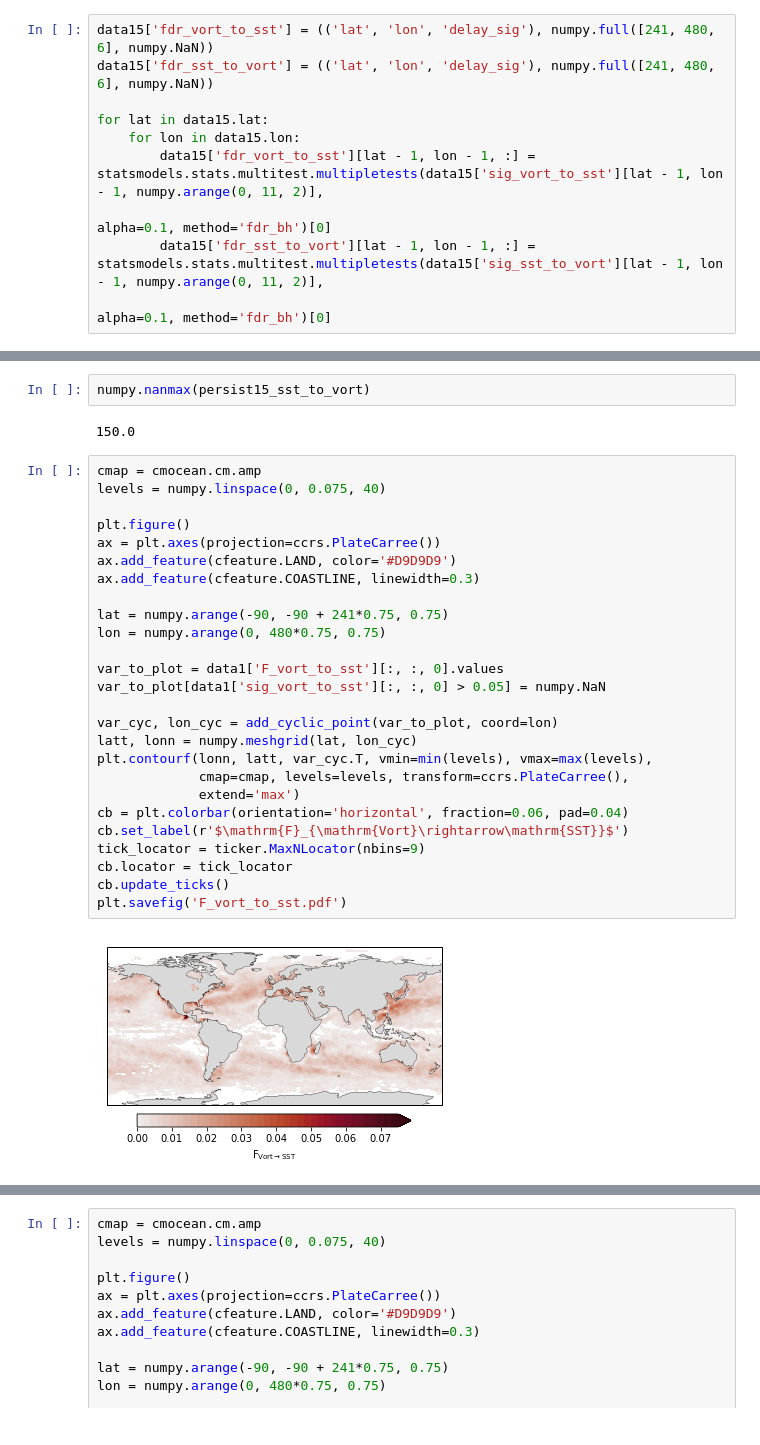
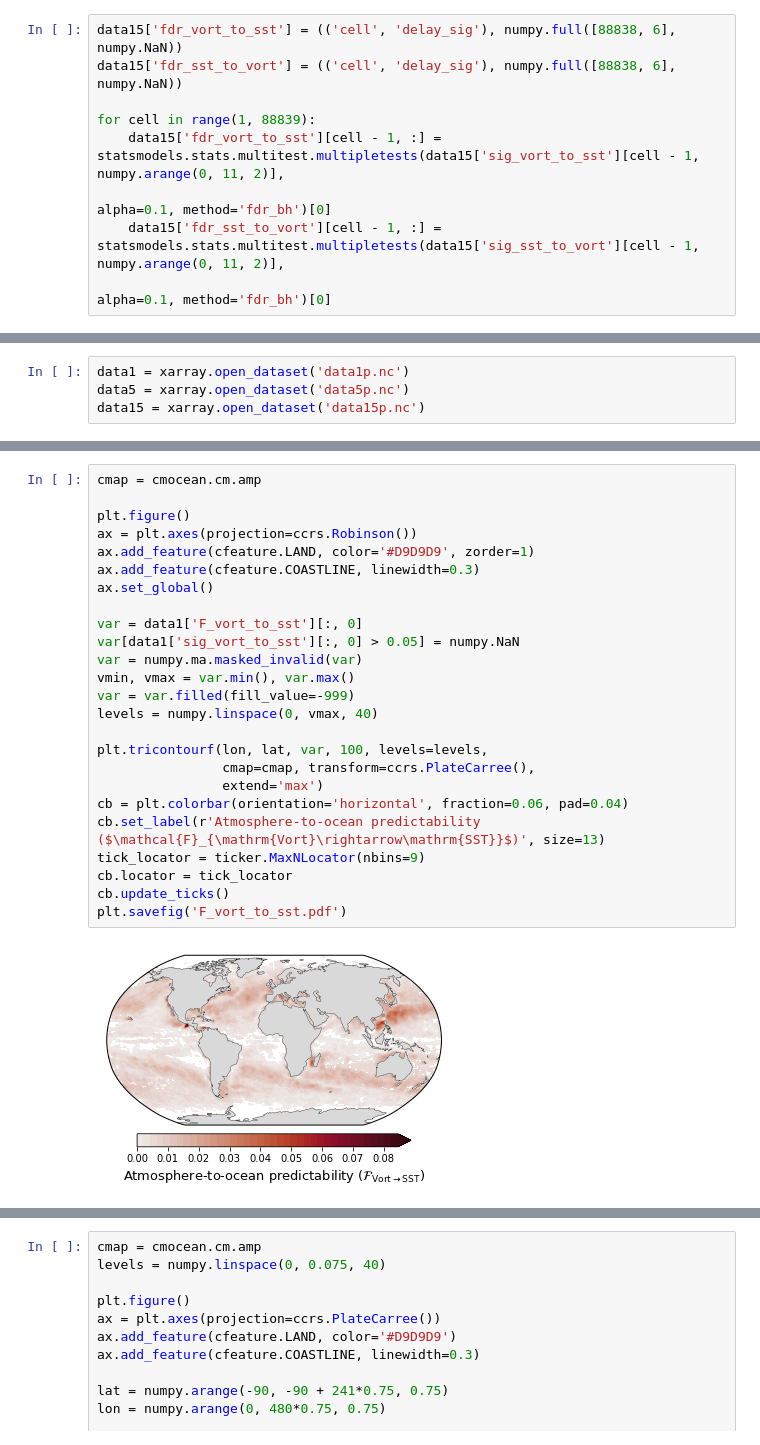
Before and after one commit to eviatarbach/predictability, a Jupyter notebook: Plots.ipynb, the cells around one changed output, grey strips where cells are left out. Drawn from its saved outputs; the diff is of its cells as text.

Commit message:
Updating plots

```diff
--- a/Plots.ipynb
+++ b/Plots.ipynb
@@ -36,10 +46,9 @@ for lat in data5.lat:
 # %%
-data15['fdr_vort_to_sst'] = (('lat', 'lon', 'delay_sig'), numpy.full([241, 480, 6], numpy.NaN))
-data15['fdr_sst_to_vort'] = (('lat', 'lon', 'delay_sig'), numpy.full([241, 480, 6], numpy.NaN))
+data15['fdr_vort_to_sst'] = (('cell', 'delay_sig'), numpy.full([88838, 6], numpy.NaN))
+data15['fdr_sst_to_vort'] = (('cell', 'delay_sig'), numpy.full([88838, 6], numpy.NaN))
 
-for lat in data15.lat:
-    for lon in data15.lon:
-        data15['fdr_vort_to_sst'][lat - 1, lon - 1, :] = statsmodels.stats.multitest.multipletests(data15['sig_vort_to_sst'][lat - 1, lon - 1, numpy.arange(0, 11, 2)],
-                                                                                          alpha=0.1, method='fdr_bh')[0]
-        data15['fdr_sst_to_vort'][lat - 1, lon - 1, :] = statsmodels.stats.multitest.multipletests(data15['sig_sst_to_vort'][lat - 1, lon - 1, numpy.arange(0, 11, 2)],
-                                                                                  alpha=0.1, method='fdr_bh')[0]
+for cell in range(1, 88839):
+    data15['fdr_vort_to_sst'][cell - 1, :] = statsmodels.stats.multitest.multipletests(data15['sig_vort_to_sst'][cell - 1, numpy.arange(0, 11, 2)],
+                                                                                       alpha=0.1, method='fdr_bh')[0]
+    data15['fdr_sst_to_vort'][cell - 1, :] = statsmodels.stats.multitest.multipletests(data15['sig_sst_to_vort'][cell - 1, numpy.arange(0, 11, 2)],
+                                                                                       alpha=0.1, method='fdr_bh')[0]
@@ -66,3 +55,7 @@ array([ 0,  2,  4,  6,  8, 10, 12, 14])
+# %%
+data1 = xarray.open_dataset('data1p.nc')
+data5 = xarray.open_dataset('data5p.nc')
+data15 = xarray.open_dataset('data15p.nc')
 # %%
 data1.to_netcdf('data1p.nc')
 data5.to_netcdf('data5p.nc')
@@ -109,32 +99,27 @@ persist15_sst_to_vort[(data15['fdr_sst_to_vort'][:, :, 0] == 0) & (persist15_sst
-# %%
-numpy.nanmax(persist15_sst_to_vort)
-# %% [output]
-150.0
 # %%
 cmap = cmocean.cm.amp
-levels = numpy.linspace(0, 0.075, 40)
 
 plt.figure()
-ax = plt.axes(projection=ccrs.PlateCarree())
-ax.add_feature(cfeature.LAND, color='#D9D9D9')
+ax = plt.axes(projection=ccrs.Robinson())
+ax.add_feature(cfeature.LAND, color='#D9D9D9', zorder=1)
 ax.add_feature(cfeature.COASTLINE, linewidth=0.3)
+ax.set_global()
 
-lat = numpy.arange(-90, -90 + 241*0.75, 0.75)
-lon = numpy.arange(0, 480*0.75, 0.75)
+var = data1['F_vort_to_sst'][:, 0]
+var[data1['sig_vort_to_sst'][:, 0] > 0.05] = numpy.NaN
+var = numpy.ma.masked_invalid(var)
+vmin, vmax = var.min(), var.max()
+var = var.filled(fill_value=-999)
+levels = numpy.linspace(0, vmax, 40)
 
-var_to_plot = data1['F_vort_to_sst'][:, :, 0].values
-var_to_plot[data1['sig_vort_to_sst'][:, :, 0] > 0.05] = numpy.NaN
-
-var_cyc, lon_cyc = add_cyclic_point(var_to_plot, coord=lon)
-latt, lonn = numpy.meshgrid(lat, lon_cyc)
-plt.contourf(lonn, latt, var_cyc.T, vmin=min(levels), vmax=max(levels),
-             cmap=cmap, levels=levels, transform=ccrs.PlateCarree(),
-             extend='max')
+plt.tricontourf(lon, lat, var, 100, levels=levels,
+                cmap=cmap, transform=ccrs.PlateCarree(),
+                extend='max')
 cb = plt.colorbar(orientation='horizontal', fraction=0.06, pad=0.04)
-cb.set_label(r'$\mathrm{F}_{\mathrm{Vort}\rightarrow\mathrm{SST}}$')
+cb.set_label(r'Atmosphere-to-ocean predictability ($\mathcal{F}_{\mathrm{Vort}\rightarrow\mathrm{SST}}$)', size=13)
 tick_locator = ticker.MaxNLocator(nbins=9)
 cb.locator = tick_locator
 cb.update_ticks()
 plt.savefig('F_vort_to_sst.pdf')
 # %% [output]
-[figure, old version]
+[figure, new version]
```
Also changed, not shown: parts of 30 cells of this notebook.
